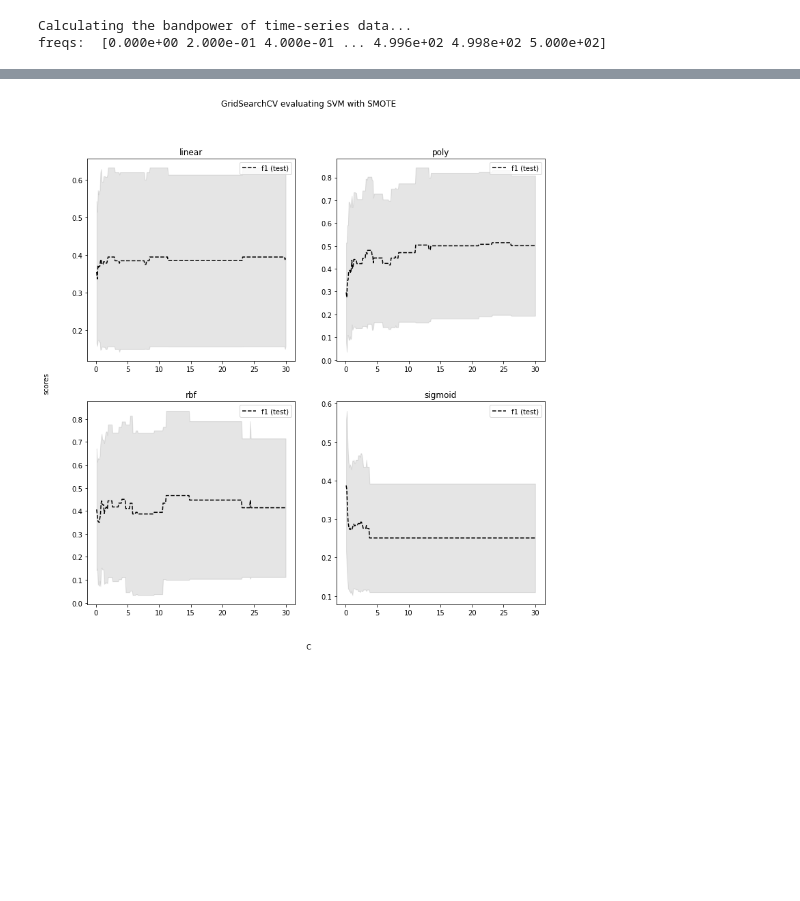
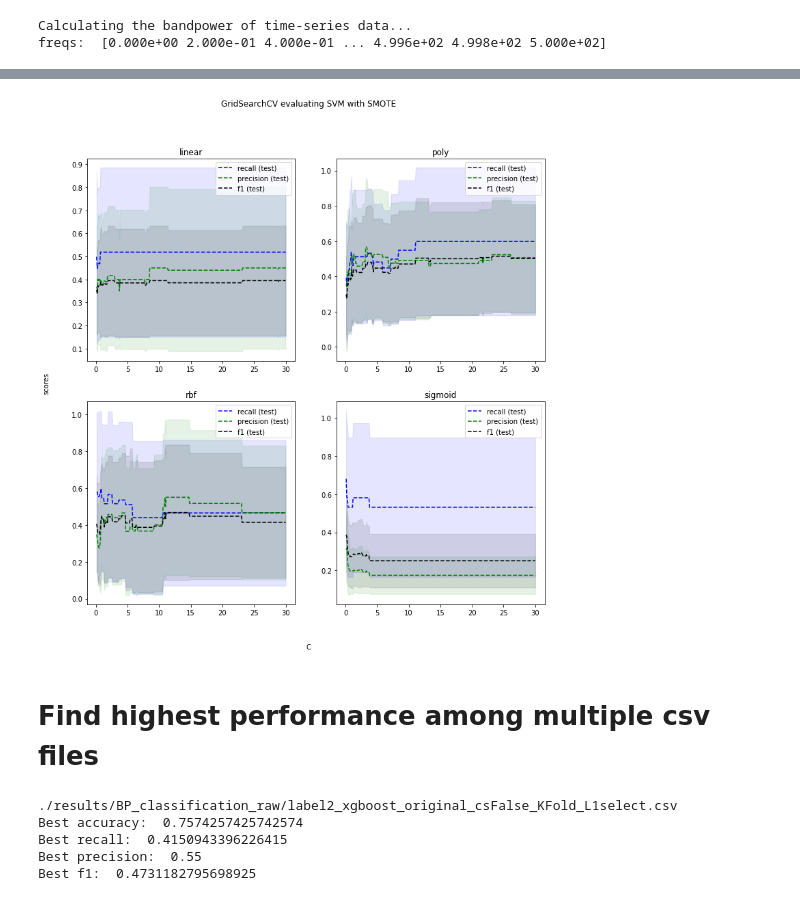
Before and after one commit to hundredball/Classroom_stress, a Jupyter notebook: classification.ipynb, the cells around one changed output, grey strips where cells are left out. Drawn from its saved outputs; the diff is of its cells as text; code cells hidden in the pictures; blank space fills up the shorter version.

```diff
--- a/classification.ipynb
+++ b/classification.ipynb
@@ -221,18 +257,23 @@ freqs:  [0.000e+00 2.000e-01 4.000e-01 ... 4.996e+02 4.998e+02 5.000e+02]
 # %% [markdown]
 # K-Fold Cross Validation for hyperparameter tuning
 # %%
-X, Y, df_all = dataloader.read_data(label_format=2, data_folder='rawdata')
+signals, Y, df_all = dataloader.read_data(label_format=2, data_folder='rawdata')
 
 # Remove bad trials
-X, Y, df_all = preprocessing.remove_trials(X, Y, df_all)
+signals, Y, df_all = preprocessing.remove_trials(signals, Y, df_all)
 
 # Average into regions
-X = preprocessing.avg_channels_into_regions(X, df_all)
+signals = preprocessing.avg_channels_into_regions(signals, df_all)
 
 # Transform into power
 low, high = list(range(1,50)), list(range(2,51))
-powers, psds, freqs = bandpower.get_bandpower(X, 1000, low=low, high=high, dB_scale=True)
+powers, psds, freqs = bandpower.get_bandpower(signals, 1000, low=low, high=high, dB_scale=True)
 powers = np.array(powers).reshape((len(powers),-1))
+#psds = np.array(psds)
+#psds = psds[...,freqs<50].reshape((len(psds),-1))
+#freqs = freqs[freqs<50]
+
+X = powers
 
 # Create pipeline
 pipeline = Pipeline(
@@ -250,7 +291,7 @@ parameters = {
     'clf__kernel' : ['linear', 'poly', 'rbf', 'sigmoid']
 }
 
-scores = ['recall', 'precision', 'f1']
+scores = ['accuracy', 'recall', 'precision', 'f1']
 cv = KFold(n_splits=10, shuffle=True, random_state=23)
 
 random_cv = RandomizedSearchCV(pipeline, parameters, n_iter=100, cv=cv, scoring=scores, refit='f1', n_jobs=-1, verbose=3, return_train_score=True)
@@ -259,8 +300,3 @@ grid_cv = GridSearchCV(pipeline, parameters, cv=cv, scoring=scores, refit='f1',
 Load data from .mat files...
 Calculating the bandpower of time-series data...
 freqs:  [0.000e+00 2.000e-01 4.000e-01 ... 4.996e+02 4.998e+02 5.000e+02]
-# %%
-random_cv.fit(powers, Y)
-
-print('Best Parameters: ', random_cv.best_params_)
-print('Best f1 scores: ', random_cv.best_score_)
@@ -276,6 +303,9 @@ Best f1 scores:  0.5142857142857143
 # %%
-grid_cv.fit(powers, Y)
+grid_cv.fit(X, Y)
 
 print('Best Parameters: ', grid_cv.best_params_)
 print('Best f1 scores: ', grid_cv.best_score_)
+print('Best recall: ', np.max(grid_cv.cv_results_['mean_test_recall']))
+print('Best precision: ', np.max(grid_cv.cv_results_['mean_test_precision']))
+print('Best accuracy: ', np.max(grid_cv.cv_results_['mean_test_accuracy']))
 # %% [output]
@@ -297,34 +327,33 @@ Best f1 scores:  0.5142857142857143
 results = grid_cv.cv_results_
 # Plot results
 fig, axs = plt.subplots(2,2, figsize=(12,12))
 fig.suptitle('GridSearchCV evaluating SVM with SMOTE')
 fig.text(0.5, 0.05, 'C', ha='center')
 fig.text(0.05, 0.5, 'scores', va='center', rotation='vertical')
 X_axis = np.array(results['param_clf__C'].data, dtype=float)[::4]
 
 for i_plot, kernel in enumerate(parameters['clf__kernel']):
 
     row, col = i_plot//2, i_plot%2
 
     for scorer, color in zip(scores, ['b','g','k']):
-
-        if scorer != 'f1':
-            continue
 
         for sample, style in (('train','-'), ('test','--')):
 
             if sample == 'train':
                 continue
 
             sample_score_mean = results['mean_%s_%s'%(sample, scorer)][i_plot::4]
             sample_score_std = results['std_%s_%s'%(sample, scorer)][i_plot::4]
 
             axs[row,col].fill_between(X_axis, sample_score_mean+sample_score_std, sample_score_mean-sample_score_std,
                                       alpha=0.1 if sample=='test' else 0, color=color)
             axs[row,col].plot(X_axis, sample_score_mean, style, color=color,
                               alpha=1 if sample=='test' else 0.7, label='%s (%s)'%(scorer, sample))
 
             axs[row, col].legend()
             axs[row, col].set_title(kernel)
 # %% [output]
-[figure, old version]
+[figure, new version]
+# %% [markdown]
+# Find highest performance among multiple csv files
@@ -330,0 +362,24 @@ for i_plot, kernel in enumerate(parameters['clf__kernel']):
+# %%
+files = glob.glob('./results/BP_classification_raw/*_KFold_*.csv')
+max_f1, max_file = 0, ''
+
+for file in files:
+
+    df = pd.read_csv(file)
+    f1 = df.loc[len(df)-1, 'Val_f1']
+
+    if f1>max_f1:
+        max_f1, max_file = f1, file
+
+df = pd.read_csv(max_file)
+print(max_file)
+print('Best accuracy: ', df.loc[len(df)-1, 'Val_acc'])
+print('Best recall: ', df.loc[len(df)-1, 'Val_recall'])
+print('Best precision: ', df.loc[len(df)-1, 'Val_precision'])
+print('Best f1: ', df.loc[len(df)-1, 'Val_f1'])
+# %% [output]
+./results/BP_classification_raw/label2_xgboost_original_csFalse_KFold_L1select.csv
+Best accuracy:  0.7574257425742574
+Best recall:  0.4150943396226415
+Best precision:  0.55
+Best f1:  0.4731182795698925
```
Also changed, not shown: parts of 7 cells of this notebook, 1 other file.
